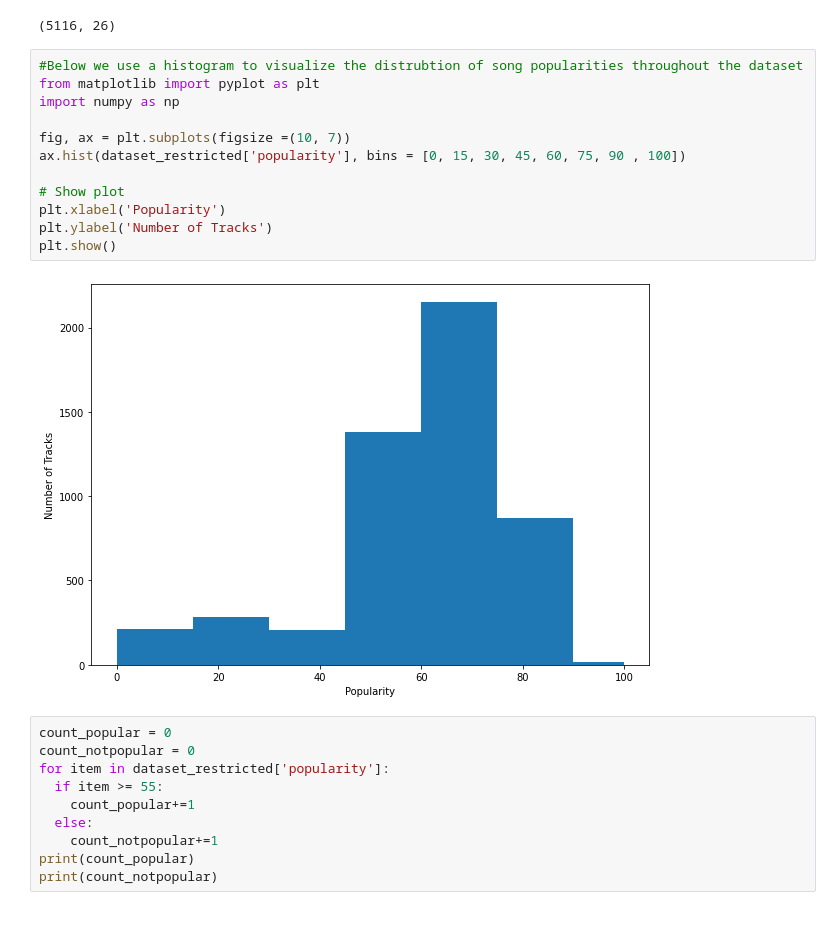
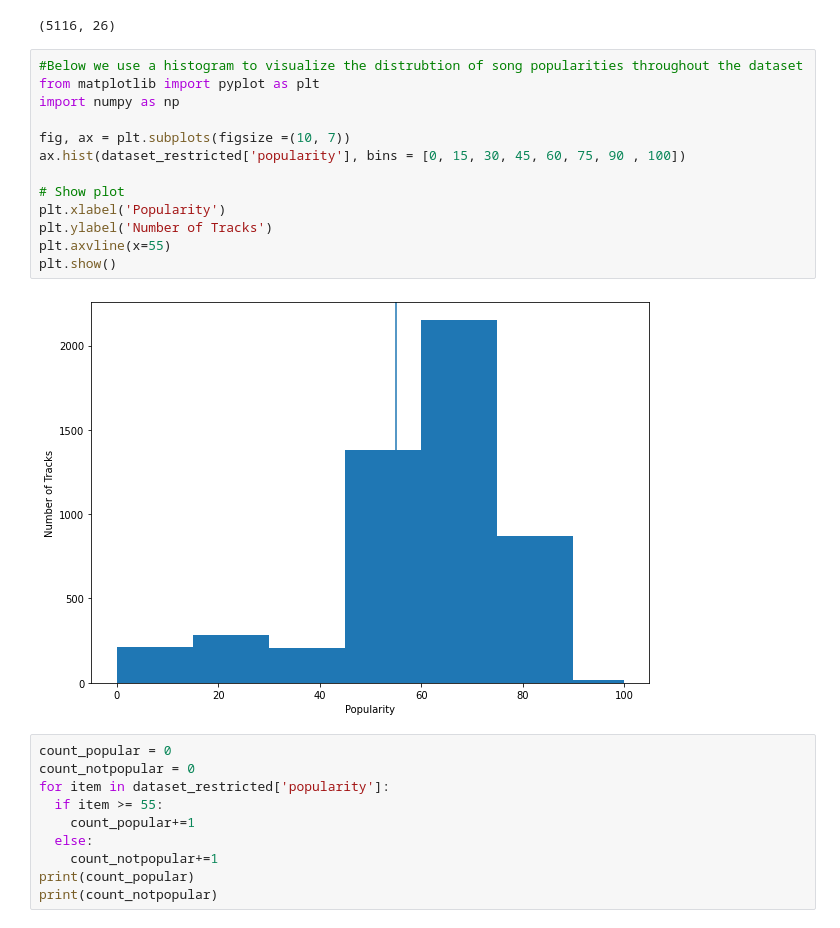
Before and after one commit to mnocerino23/Spotify-Song-Popularity-Classifier, a Jupyter notebook: Visualization_ML_SpotifyPopularity.ipynb, the cells around one changed output. Saved outputs shown, nothing was run; the diff lists cells and outputs as text.

```diff
--- a/Visualization_ML_SpotifyPopularity.ipynb
+++ b/Visualization_ML_SpotifyPopularity.ipynb
@@ -71,17 +71,18 @@ dataset_restricted.shape
 # %%
 #Below we use a histogram to visualize the distrubtion of song popularities throughout the dataset
 from matplotlib import pyplot as plt
 import numpy as np
 
 fig, ax = plt.subplots(figsize =(10, 7))
 ax.hist(dataset_restricted['popularity'], bins = [0, 15, 30, 45, 60, 75, 90 , 100])
 
 # Show plot
 plt.xlabel('Popularity')
 plt.ylabel('Number of Tracks')
+plt.axvline(x=55)
 plt.show()
 # %% [output]
-[figure, old version]
+[figure, new version]
 # %%
 count_popular = 0
 count_notpopular = 0
```
